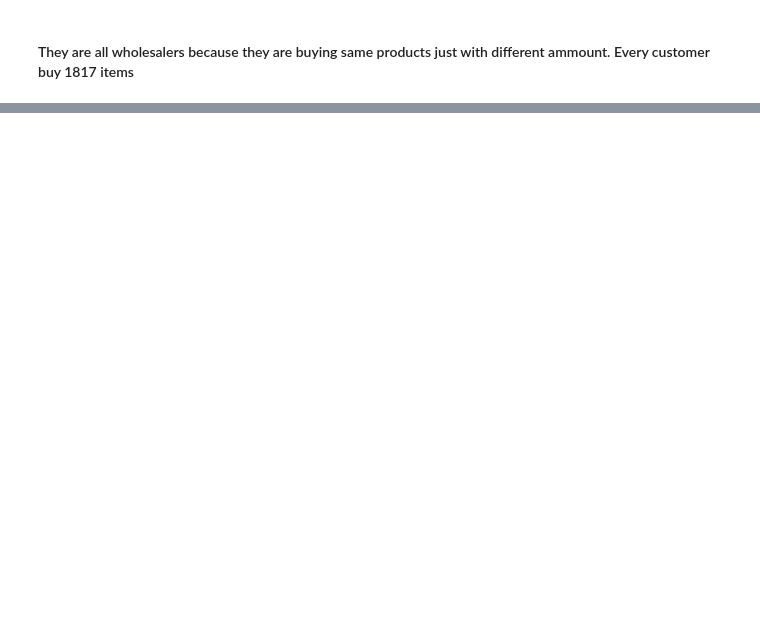
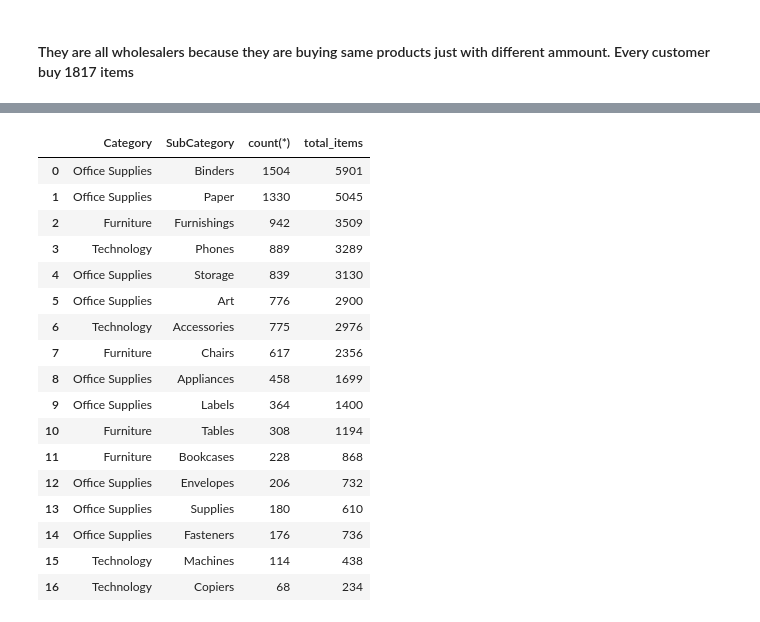
Before and after one commit to Rojhak/BI_analysis, a Jupyter notebook: eda_superstore.ipynb, the cells around one changed output, grey strips where cells are left out. Drawn from its saved outputs; the diff is of its cells as text; code cells hidden in the pictures; blank space fills up the shorter version.

```diff
--- a/eda_superstore.ipynb
+++ b/eda_superstore.ipynb
@@ -671,0 +641,40 @@ pd.read_sql(customer_behv, conn)
+# %%
+customer_behv = """
+  SELECT
+     p.Category,
+     p.SubCategory,
+     count(*),
+     sum(s.Quantity) as total_items
+
+  FROM sales s
+  join products p ON  s.ProductID = p.ProductID
+
+  group by p.SubCategory
+
+  order by count(*) desc
+
+ -- group by c.CustomerName, p.ProductName
+
+
+
+"""
+pd.read_sql(customer_behv, conn).head(60)
+# %% [output]
+|  | Category | SubCategory | count(*) | total_items |
+| 0 | Office Supplies | Binders | 1504 | 5901 |
+| 1 | Office Supplies | Paper | 1330 | 5045 |
+| 2 | Furniture | Furnishings | 942 | 3509 |
+| 3 | Technology | Phones | 889 | 3289 |
+| 4 | Office Supplies | Storage | 839 | 3130 |
+| 5 | Office Supplies | Art | 776 | 2900 |
+| 6 | Technology | Accessories | 775 | 2976 |
+| 7 | Furniture | Chairs | 617 | 2356 |
+| 8 | Office Supplies | Appliances | 458 | 1699 |
+| 9 | Office Supplies | Labels | 364 | 1400 |
+| 10 | Furniture | Tables | 308 | 1194 |
+| 11 | Furniture | Bookcases | 228 | 868 |
+| 12 | Office Supplies | Envelopes | 206 | 732 |
+| 13 | Office Supplies | Supplies | 180 | 610 |
+| 14 | Office Supplies | Fasteners | 176 | 736 |
+| 15 | Technology | Machines | 114 | 438 |
+| 16 | Technology | Copiers | 68 | 234 |
```
Also changed, not shown: parts of 3 cells of this notebook, 1 other file.
